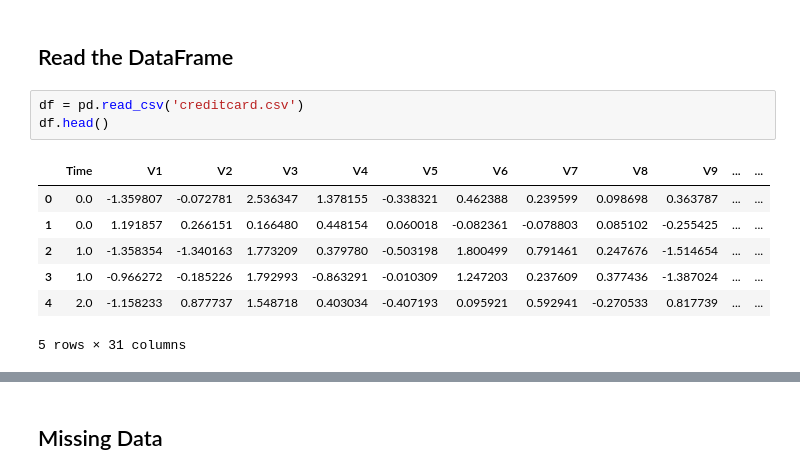
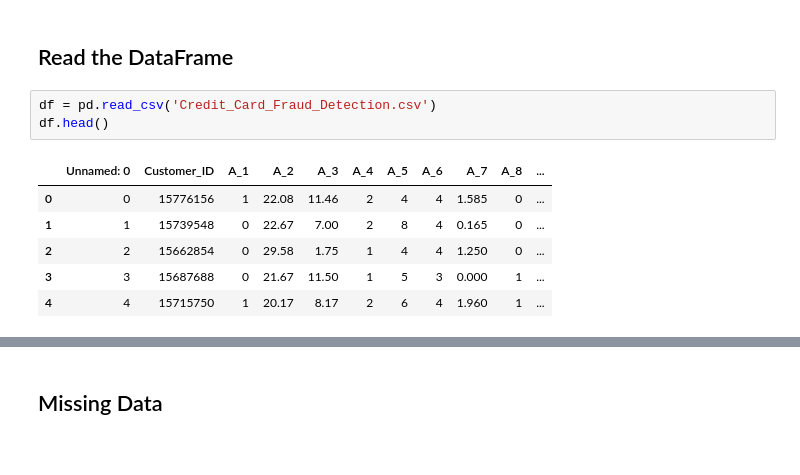
Before and after one commit to kritikaraj13/Brainwave_matrix_solutions, a Jupyter notebook: Fraud Detection.ipynb, the cells around one changed output, grey strips where cells are left out. Cells and saved outputs as stored; diff of their text form.

```diff
--- a/Fraud Detection.ipynb
+++ b/Fraud Detection.ipynb
@@ -44,16 +44,15 @@ warnings.filterwarnings('ignore')
 Read the DataFrame
 -
 # %%
-df = pd.read_csv('creditcard.csv')
+df = pd.read_csv('Credit_Card_Fraud_Detection.csv')
 df.head()
 # %% [output]
-|  | Time | V1 | V2 | V3 | V4 | V5 | V6 | V7 | V8 | V9 | ... | ... |
-| 0 | 0.0 | -1.359807 | -0.072781 | 2.536347 | 1.378155 | -0.338321 | 0.462388 | 0.239599 | 0.098698 | 0.363787 | ... | ... |
-| 1 | 0.0 | 1.191857 | 0.266151 | 0.166480 | 0.448154 | 0.060018 | -0.082361 | -0.078803 | 0.085102 | -0.255425 | ... | ... |
-| 2 | 1.0 | -1.358354 | -1.340163 | 1.773209 | 0.379780 | -0.503198 | 1.800499 | 0.791461 | 0.247676 | -1.514654 | ... | ... |
-| 3 | 1.0 | -0.966272 | -0.185226 | 1.792993 | -0.863291 | -0.010309 | 1.247203 | 0.237609 | 0.377436 | -1.387024 | ... | ... |
-| 4 | 2.0 | -1.158233 | 0.877737 | 1.548718 | 0.403034 | -0.407193 | 0.095921 | 0.592941 | -0.270533 | 0.817739 | ... | ... |
+|  | Unnamed: 0 | Customer_ID | A_1 | A_2 | A_3 | A_4 | A_5 | A_6 | A_7 | A_8 | ... |
+| 0 | 0 | 15776156 | 1 | 22.08 | 11.46 | 2 | 4 | 4 | 1.585 | 0 | ... |
+| 1 | 1 | 15739548 | 0 | 22.67 | 7.00 | 2 | 8 | 4 | 0.165 | 0 | ... |
+| 2 | 2 | 15662854 | 0 | 29.58 | 1.75 | 1 | 4 | 4 | 1.250 | 0 | ... |
+| 3 | 3 | 15687688 | 0 | 21.67 | 11.50 | 1 | 5 | 3 | 0.000 | 1 | ... |
+| 4 | 4 | 15715750 | 1 | 20.17 | 8.17 | 2 | 6 | 4 | 1.960 | 1 | ... |
-5 rows × 31 columns
 # %%
 df.tail()
 # %% [output]
```
Also changed, not shown: parts of 36 cells of this notebook, 1 other file.
